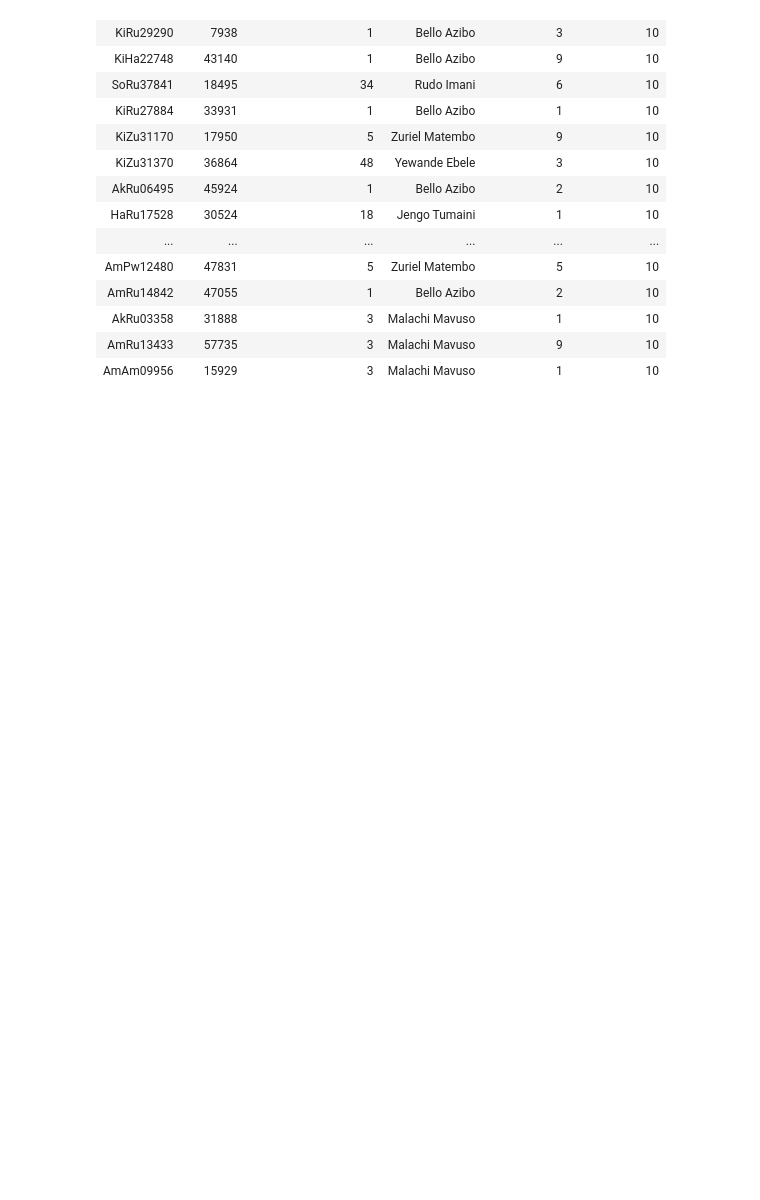
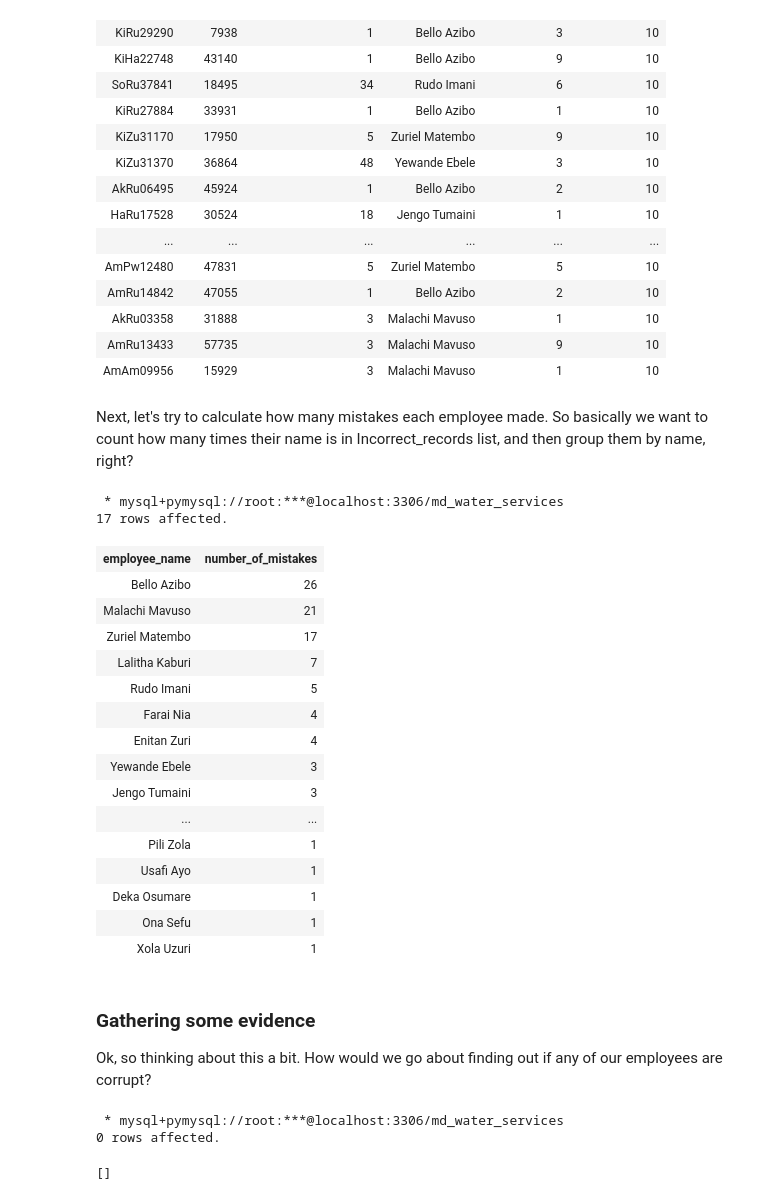
Before and after one commit to Ronald116/ALX_DATA_ANALYTICS, a Jupyter notebook: SQL/Integrated_Project_Pt3/integrated_project_pt3.ipynb, the cells around one changed output. Drawn from its saved outputs; the diff is of its cells as text; code cells hidden in the pictures; blank space fills up the shorter version.

Commit message:
partial evidence gathering

```diff
--- a/SQL/Integrated_Project_Pt3/integrated_project_pt3.ipynb
+++ b/SQL/Integrated_Project_Pt3/integrated_project_pt3.ipynb
@@ -398,3 +398,77 @@ SELECT * FROM Incorrect_records;
 | AkRu03358 | 31888 | 3 | Malachi Mavuso | 1 | 10 |
 | AmRu13433 | 57735 | 3 | Malachi Mavuso | 9 | 10 |
 | AmAm09956 | 15929 | 3 | Malachi Mavuso | 1 | 10 |
+# %% [markdown]
+Next, let's try to calculate how many mistakes each employee made. So basically we want to count how many times their name is in
+Incorrect_records list, and then group them by name, right?
+# %%
+%%sql
+WITH Incorrect_records AS (
+    SELECT ar.location_id AS location_id,
+        v.record_id,
+        v.assigned_employee_id,
+        e.employee_name,
+        ar.true_water_source_score AS auditor_score,
+        wq.subjective_quality_score AS surveyor_score
+    FROM Auditor_report ar
+    INNER JOIN visits v
+    ON ar.location_id = v.location_id
+    INNER JOIN water_quality wq
+    ON v.record_id = wq.record_id
+    INNER JOIN employee e
+    ON v.assigned_employee_id = e.assigned_employee_id
+    WHERE (ar.true_water_source_score != wq.subjective_quality_score) AND v.visit_count = 1)
+
+SELECT employee_name,
+    COUNT(*) AS number_of_mistakes
+FROM
+    Incorrect_records
+GROUP BY
+    employee_name
+ORDER BY
+    number_of_mistakes DESC;
+# %% [output]
+ * mysql+pymysql://root:***@localhost:3306/md_water_services
+17 rows affected.
+| employee_name | number_of_mistakes |
+| Bello Azibo | 26 |
+| Malachi Mavuso | 21 |
+| Zuriel Matembo | 17 |
+| Lalitha Kaburi | 7 |
+| Rudo Imani | 5 |
+| Farai Nia | 4 |
+| Enitan Zuri | 4 |
+| Yewande Ebele | 3 |
+| Jengo Tumaini | 3 |
+| ... | ... |
+| Pili Zola | 1 |
+| Usafi Ayo | 1 |
+| Deka Osumare | 1 |
+| Ona Sefu | 1 |
+| Xola Uzuri | 1 |
+# %% [markdown]
+### Gathering some evidence
+Ok, so thinking about this a bit. How would we go about finding out if any of our employees are corrupt?
+# %%
+%%sql
+-- creating VIEW table
+CREATE VIEW Incorrect_records AS (
+    SELECT ar.location_id AS location_id,
+        v.record_id,
+        v.assigned_employee_id,
+        e.employee_name,
+        ar.true_water_source_score AS auditor_score,
+        wq.subjective_quality_score AS surveyor_score
+    FROM Auditor_report ar
+    INNER JOIN visits v
+    ON ar.location_id = v.location_id
+    INNER JOIN water_quality wq
+    ON v.record_id = wq.record_id
+    INNER JOIN employee e
+    ON v.assigned_employee_id = e.assigned_employee_id
+    WHERE (ar.true_water_source_score != wq.subjective_quality_score) AND v.visit_count = 1
+);
+# %% [output]
+ * mysql+pymysql://root:***@localhost:3306/md_water_services
+0 rows affected.
+[]
```
Also changed, not shown: parts of 4 cells of this notebook.
